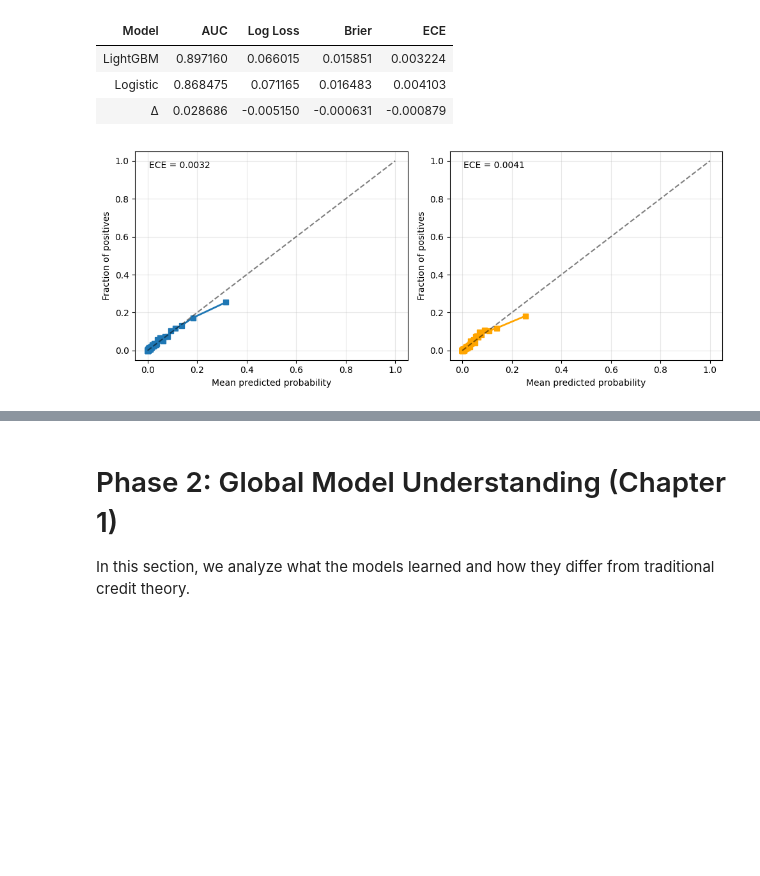
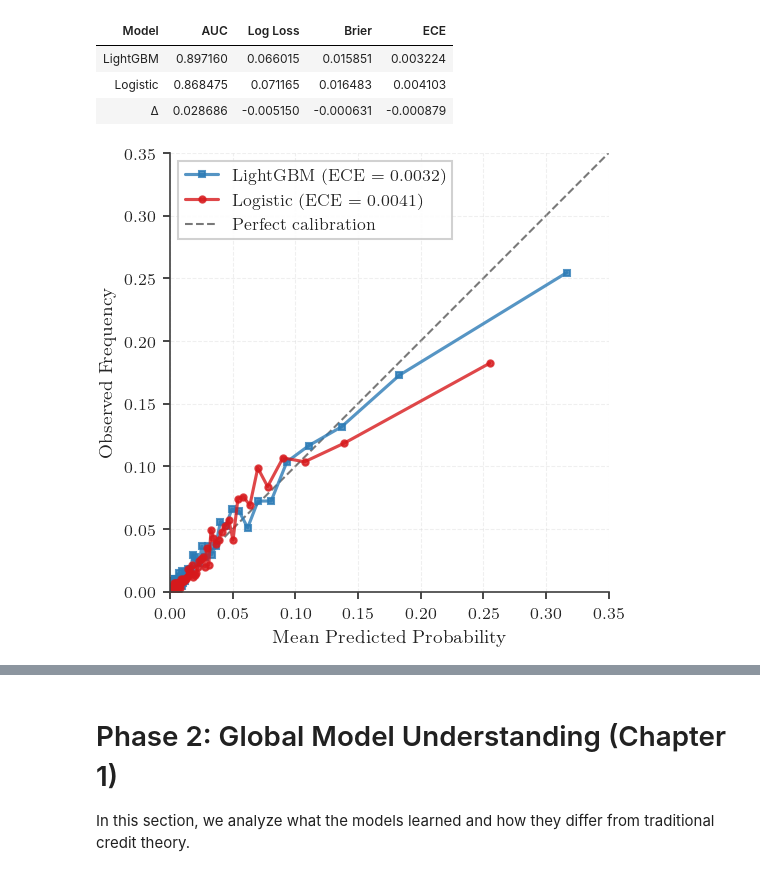
Before and after one commit to vilhelm-k/credit-risk-xai-thesis, a Jupyter notebook: notebooks/05a_xai_global.ipynb, the cells around one changed output, grey strips where cells are left out. Saved outputs shown, nothing was run; the diff lists cells and outputs as text; code cells hidden in the pictures; blank space fills up the shorter version.

Commit message:
plotting update 1

```diff
--- a/notebooks/05a_xai_global.ipynb
+++ b/notebooks/05a_xai_global.ipynb
@@ -99,29 +107,33 @@ HTML(pd.DataFrame(metrics).to_html(index=False))
 | Logistic | 0.868475 | 0.071165 | 0.016483 | 0.004103 |
 | Δ | 0.028686 | -0.005150 | -0.000631 | -0.000879 |
 # %%
+# ECE Calibration Plot - Both models on same axes
 lgbm_ece = compute_ece(y_val, y_pred_proba)
 logit_ece = compute_ece(y_val, logit_val_proba)
 
-fig, axes = plt.subplots(1, 2, figsize=(10, 4))
+fig, ax = plt.subplots(figsize=FIGSIZE['standalone'])
 
+# Calibration curves
 fraction_pos_lgbm, mean_pred_lgbm = calibration_curve(y_val, y_pred_proba, n_bins=100, strategy='quantile')
-axes[0].plot(mean_pred_lgbm, fraction_pos_lgbm, 's-', label='LightGBM', linewidth=2)
-axes[0].plot([0, 1], [0, 1], 'k--', alpha=0.5)
-axes[0].set_xlabel('Mean predicted probability')
-axes[0].set_ylabel('Fraction of positives')
-axes[0].text(0.05, 0.92, f'ECE = {lgbm_ece:.4f}', transform=axes[0].transAxes)
-axes[0].grid(alpha=0.3)
+fraction_pos_logit, mean_pred_logit = calibration_curve(y_val, logit_val_proba, n_bins=100, strategy='quantile')
 
-fraction_pos_logit, mean_pred_logit = calibration_curve(y_val, logit_val_proba, n_bins=100, strategy='quantile')
-axes[1].plot(mean_pred_logit, fraction_pos_logit, 's-', label='Logistic', linewidth=2, color='orange')
-axes[1].plot([0, 1], [0, 1], 'k--', alpha=0.5)
-axes[1].set_xlabel('Mean predicted probability')
-axes[1].set_ylabel('Fraction of positives')
-axes[1].text(0.05, 0.92, f'ECE = {logit_ece:.4f}', transform=axes[1].transAxes)
-axes[1].grid(alpha=0.3)
+ax.plot(mean_pred_lgbm, fraction_pos_lgbm, 's-', color=COLORS['lgbm'],
+        label=f'LightGBM (ECE = {lgbm_ece:.4f})', linewidth=1.5, markersize=3, alpha=0.8)
+ax.plot(mean_pred_logit, fraction_pos_logit, 'o-', color=COLORS['logit'],
+        label=f'Logistic (ECE = {logit_ece:.4f})', linewidth=1.5, markersize=3, alpha=0.8)
 
-plt.tight_layout()
-fig.savefig(FIGURES_DIR / 'ece_comparison.pdf', format='pdf', bbox_inches='tight')
+# Perfect calibration line
+add_identity_line(ax, label='Perfect calibration')
+
+ax.set_xlabel('Mean Predicted Probability')
+ax.set_ylabel('Observed Frequency')
+ax.set_xlim(0, 0.35)
+ax.set_ylim(0, 0.35)
+ax.legend(loc='upper left')
+ax.set_aspect('equal')
+despine(ax)
+
+save_figure(fig, FIGURES_DIR / 'calibration_comparison.pdf')
 plt.show()
 # %% [output]
-[figure, old version]
+[figure, new version]
```
Also changed, not shown: parts of 8 cells of this notebook, 18 other files.
